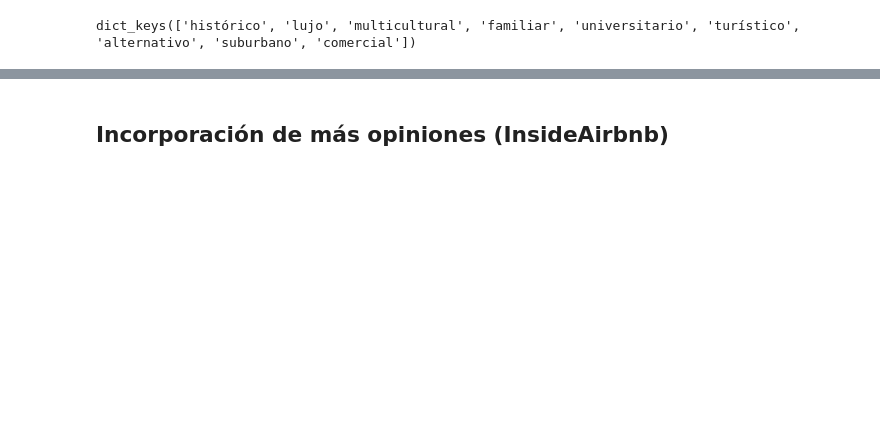
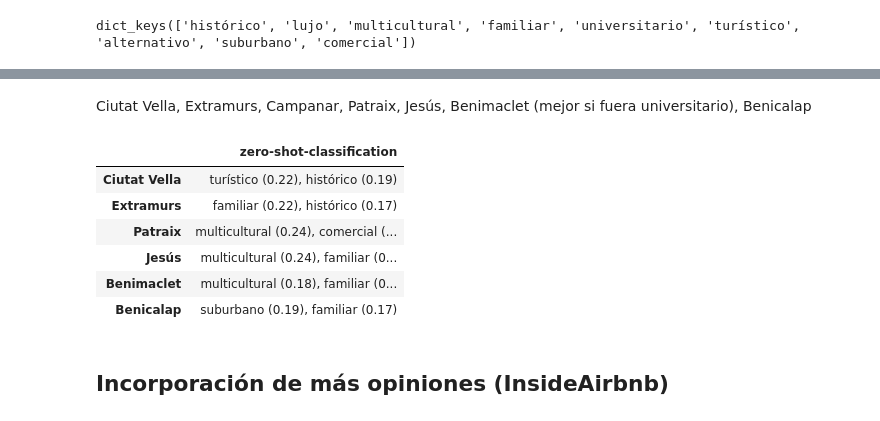
Before and after one commit to esedesam/mcd-nlp-proyecto, a Jupyter notebook: clasificarBarrios.ipynb, the cells around one changed output, grey strips where cells are left out. Drawn from its saved outputs; the diff is of its cells as text; code cells hidden in the pictures; blank space fills up the shorter version.

```diff
--- a/clasificarBarrios.ipynb
+++ b/clasificarBarrios.ipynb
@@ -256,6 +259,20 @@ If your task is similar to the task the model of the checkpoint was trained on,
 | Poblados del Norte | suburbano (0.12), histórico (0.08) | suburbano (0.04), histórico (0.04) | histórico (0.01), suburbano (0.01) | multicultural (0.27), suburbano (... |
 | Poblados del Sur | suburbano (0.13), familiar (0.07) | suburbano (0.05), familiar (0.03) | suburbano (0.01), multicultural (... | familiar (0.44), histórico (0.20) |
 | La Patacona (Alboraya) | suburbano (0.14), comercial (0.12) | comercial (0.08), suburbano (0.07) | comercial (0.03), suburbano (0.02) | familiar (0.29), multicultural (0... |
+# %% [markdown]
+Ciutat Vella, Extramurs, Campanar, Patraix, Jesús, Benimaclet (mejor si fuera universitario), Benicalap
+# %%
+# Mostrar mostSimilarDf solo para 'Ciutat Vella', 'Extramurs', 'Patraix', 'Jesús', 'Benimaclet', 'Benicalap' solo la columna 'zero-shot-classification'
+
+mostSimilarDf.loc[['Ciutat Vella', 'Extramurs', 'Patraix', 'Jesús', 'Benimaclet', 'Benicalap'], ['zero-shot-classification']]
+# %% [output]
+|  | zero-shot-classification |
+| Ciutat Vella | turístico (0.22), histórico (0.19) |
+| Extramurs | familiar (0.22), histórico (0.17) |
+| Patraix | multicultural (0.24), comercial (... |
+| Jesús | multicultural (0.24), familiar (0... |
+| Benimaclet | multicultural (0.18), familiar (0... |
+| Benicalap | suburbano (0.19), familiar (0.17) |
 # %% [markdown]
 ## Incorporación de más opiniones (InsideAirbnb)
 # %%
```
Also changed, not shown: parts of 6 cells of this notebook, 1 other file.
